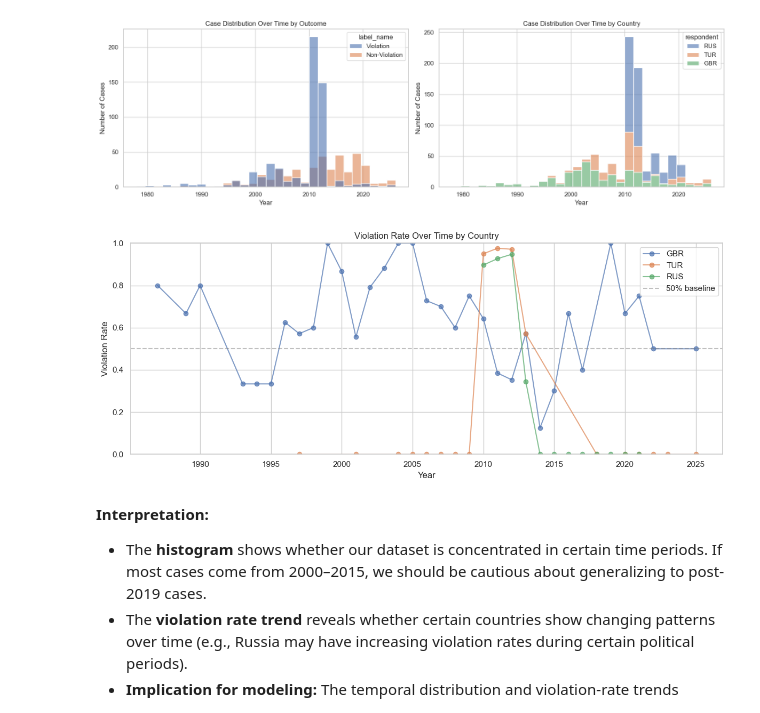
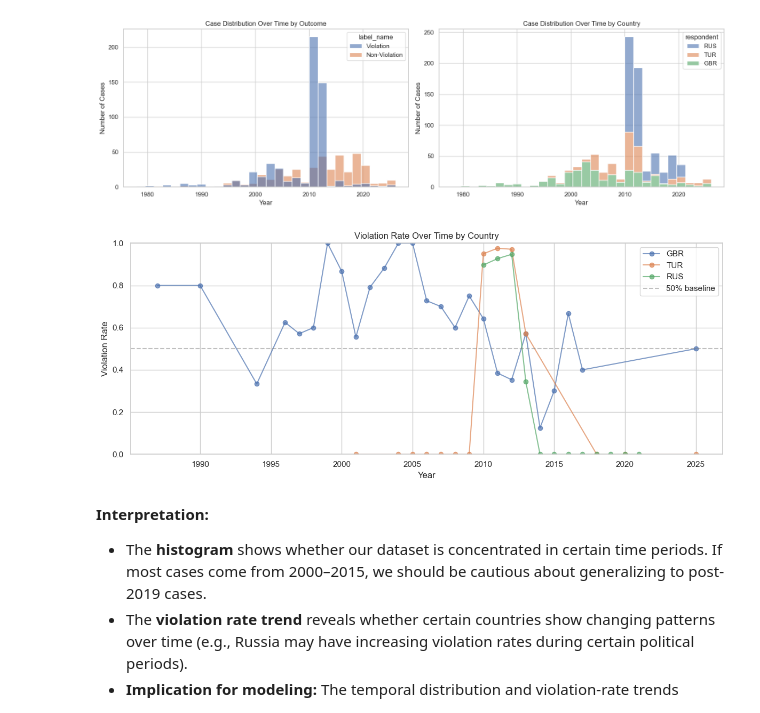
Before and after one commit to seaskyjj/echr, a Jupyter notebook: EDA_unified.ipynb, the cells around one changed output. Drawn from its saved outputs; the diff is of its cells as text; code cells hidden in the pictures.

```diff
--- a/EDA_unified.ipynb
+++ b/EDA_unified.ipynb
@@ -196,11 +321,20 @@ We use `value_counts()` to check class balance and `describe()` to understand th
 # %%
+def compute_text_length_words(series: pd.Series) -> pd.Series:
+    """
+    Compute the word count for each text entry.
+    - empty or missing values are treated as empty strings
+    - return int Series
+    """
+    return series.fillna("").astype(str).apply(lambda x: len(x.split()))
+
 # Class Balance
 print("=== Class Distribution ===")
 print(df['label_name'].value_counts(normalize=True) * 100)
 print("\n")
 
 # Text Length Analysis
-df['text_length'] = df['text'].astype(str).apply(lambda x: len(x.split()))
+df = df.copy()
+df["text_length"] = compute_text_length_words(df["text"])
 print("=== Text Length (Word Count) Statistics ===")
 print(df['text_length'].describe())
 print("\n")
@@ -534,29 +852,29 @@ plt.show()
 # %%
 # Temporal Trend: Violation rate per year per country
 year_country = df.groupby(['year', 'respondent']).agg(
     total=('label', 'count'),
     violations=('label', 'sum')
 ).reset_index()
 year_country['violation_rate'] = year_country['violations'] / year_country['total']
 
 # Only plot years with enough data (>= 3 cases)
-year_country_filtered = year_country[year_country['total'] >= 3]
+year_country_filtered = year_country[year_country['total'] >= 5]
 
 plt.figure(figsize=(12, 5))
 for country in year_country_filtered['respondent'].unique():
     subset = year_country_filtered[year_country_filtered['respondent'] == country]
     plt.plot(subset['year'], subset['violation_rate'], marker='o', label=country, alpha=0.7)
 
 plt.axhline(y=0.5, color='gray', linestyle='--', alpha=0.5, label='50% baseline')
 plt.title('Violation Rate Over Time by Country')
 plt.xlabel('Year')
 plt.ylabel('Violation Rate')
 plt.legend()
 plt.ylim(0, 1)
 plt.tight_layout()
 plt.show()
 # %% [output]
-[figure, old version]
+[figure, new version]
 # %% [markdown]
 **Interpretation:**
 - The **histogram** shows whether our dataset is concentrated in certain time periods. If most cases come from 2000–2015, we should be cautious about generalizing to post-2019 cases.
```
Also changed, not shown: parts of 25 cells of this notebook.
